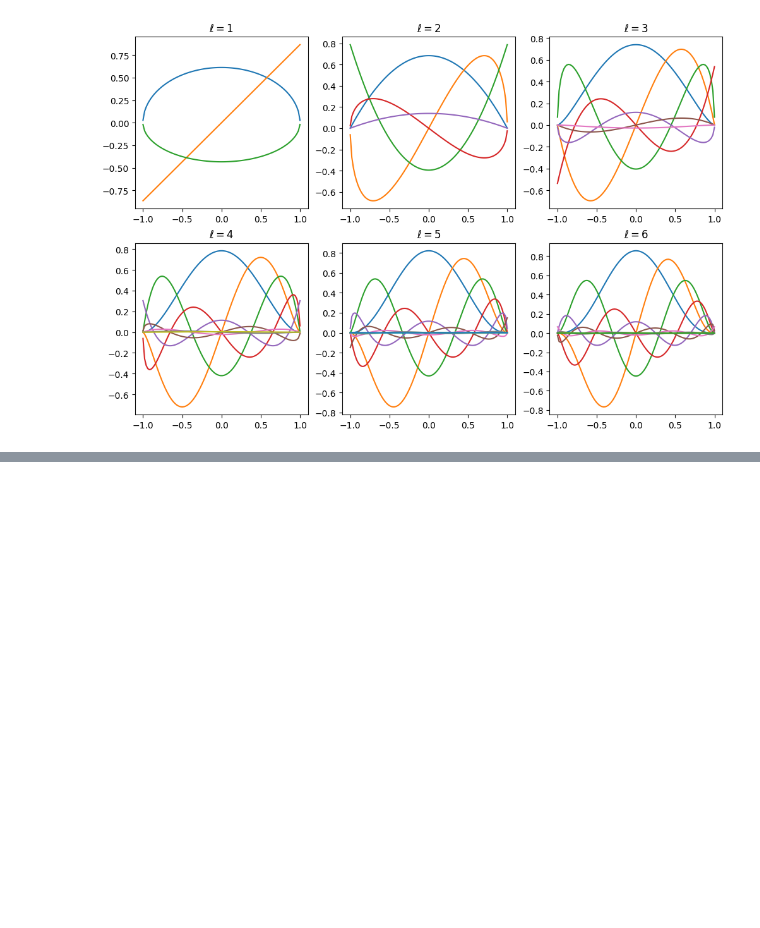
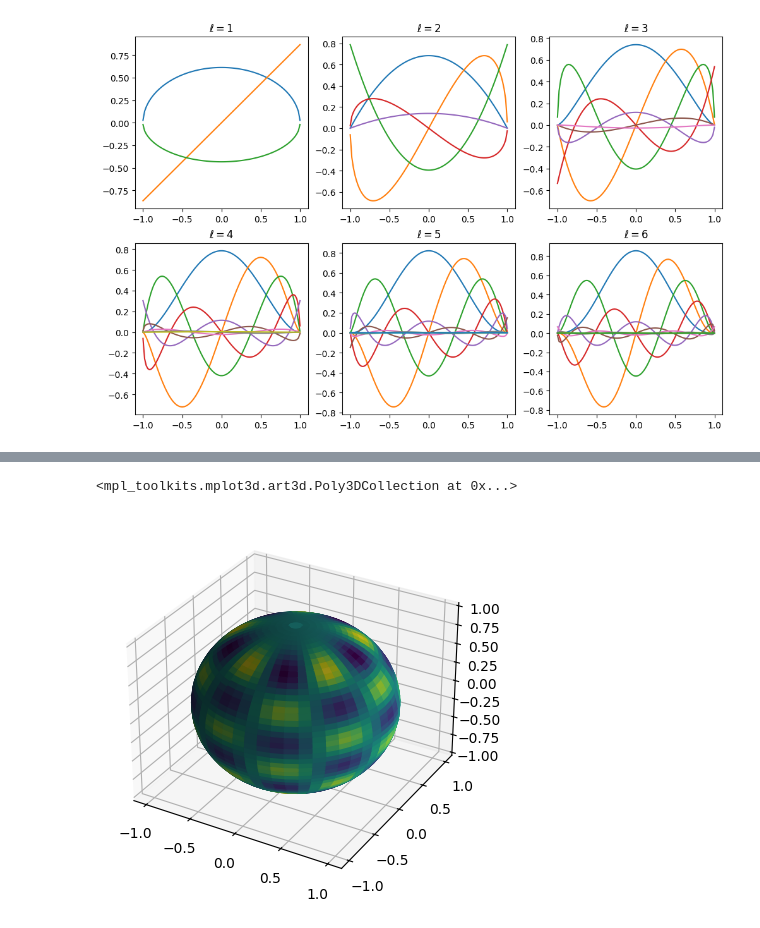
Before and after one commit to DanielBarrreto/Hydrogen-atom, a Jupyter notebook: H_A.ipynb, the cells around one changed output, grey strips where cells are left out. Cells and saved outputs as stored; diff of their text form; code cells hidden in the pictures; blank space fills up the shorter version.

```diff
--- a/H_A.ipynb
+++ b/H_A.ipynb
@@ -85,3 +86,24 @@ def armonicos(theta,phi,l,m):
     x=np.cos(theta)
     arm=Normalizacion*np.exp(1j*m*phi)*legen(x)
     return arm
+# %%
+a=50
+theta=np.linspace(0,np.pi,a)
+phi=np.linspace(0,2*np.pi,a)
+T=np.zeros((a,a))
+for i in range(a):
+    for j in range(a):
+        T[i,j]=armonicos(theta[i],phi[j],10,5).real
+
+norm = plt.Normalize(T.min(), T.max())
+
+esfer=plt.figure()
+ax=esfer.add_subplot(projection="3d")
+Theta, Phi= np.meshgrid(theta,phi,indexing="ij")
+X=np.sin(Theta)*np.cos(Phi)
+Y=np.sin(Theta)*np.sin(Phi)
+Z=np.cos(Theta)
+ax.plot_surface(X,Y,Z,facecolors=cm.viridis(norm(T)))
+# %% [output]
+<mpl_toolkits.mplot3d.art3d.Poly3DCollection at 0x...>
+[figure, added]
```
Also changed, not shown: parts of 4 cells of this notebook.
